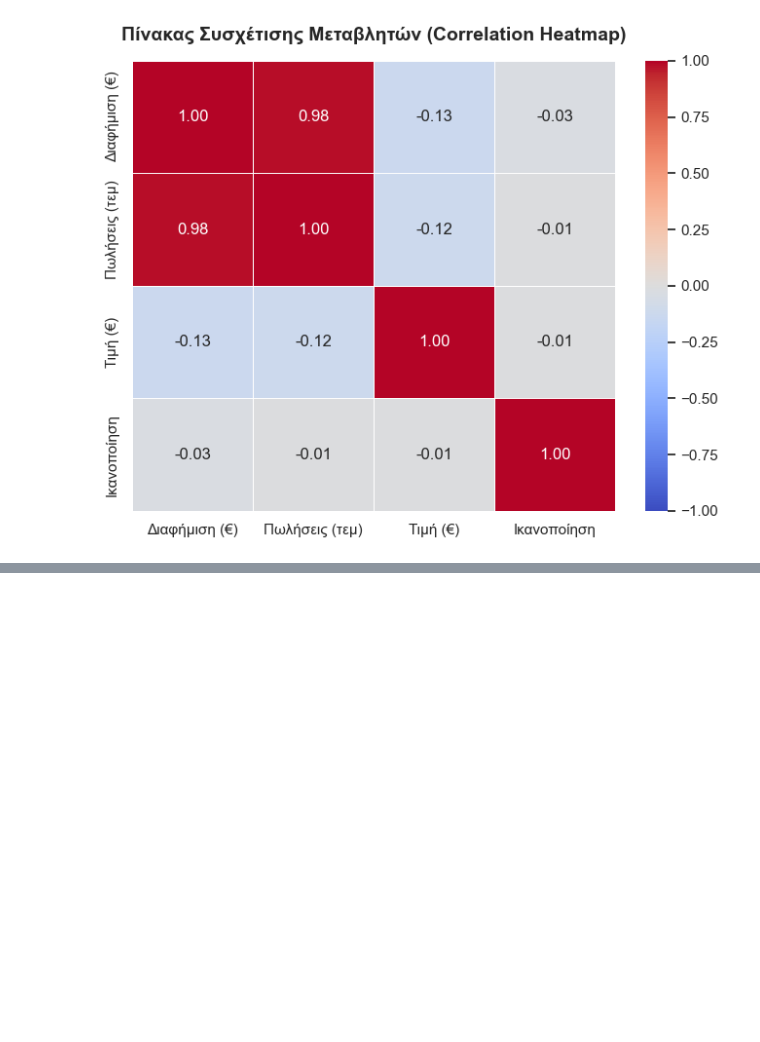
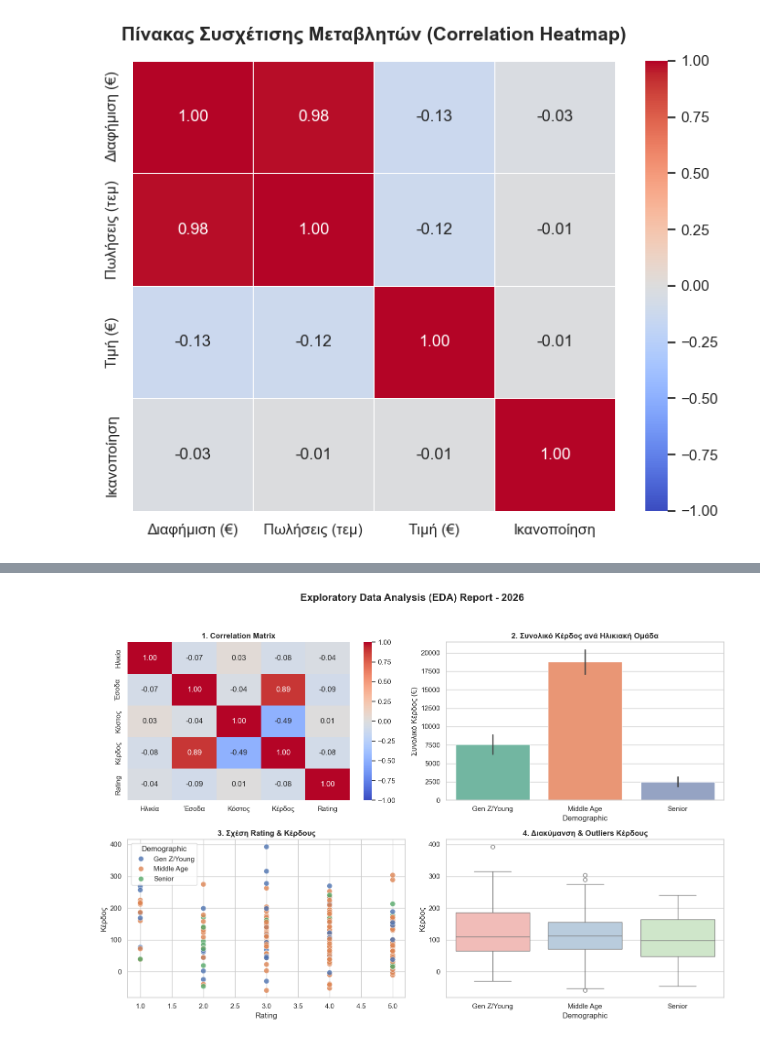
Before and after one commit to dimosm93/AI_Bootcamp, a Jupyter notebook: DataVisualizationProject.ipynb, the cells around one changed output, grey strips where cells are left out. Cells and saved outputs as stored; diff of their text form; code cells hidden in the pictures; blank space fills up the shorter version.

Commit message:
Complete Week 5 EDA Project: Imputation, feature engineering, correlation matrix, and summary report dashboard

```diff
--- a/DataVisualizationProject.ipynb
+++ b/DataVisualizationProject.ipynb
@@ -206,0 +323,17 @@ plt.show()
+# %%
+import pandas as pd
+import numpy as np
+import seaborn as sns
+import matplotlib.pyplot as plt
+
+# 1. ΔΗΜΙΟΥΡΓΙΑ REALISTIC DATASET (Με κενά & outliers)
+np.random.seed(100)
+n = 250
+
+df_project = pd.DataFrame({
+    "Ημερομηνία": pd.date_range(start="2026-01-01", periods=n, freq="D"),
+    "Ηλικία": np.random.choice([21, 35, 48, 65, np.nan], size=n, p=[0.25, 0.35, 0.2, 0.1, 0.1]),
+    "Έσοδα": np.random.normal(loc=250, scale=60, size=n).round(2),
+    "Κόστος": np.random.normal(loc=140, scale=30, size=n).round(2),
+    "Rating": np.random.choice([1, 2, 3, 4, 5, np.nan], size=n, p=[0.05, 0.1, 0.2, 0.4, 0.2, 0.05])
+})
@@ -206,0 +356,45 @@ plt.show()
+# %%
+# Γεμίζουμε την Ηλικία με τη Διάμεσο (Median)
+df_project["Ηλικία"] = df_project["Ηλικία"].fillna(df_project["Ηλικία"].median())
+# Γεμίζουμε το Rating με τη Διάμεσο
+df_project["Rating"] = df_project["Rating"].fillna(df_project["Rating"].median())
+
+# --- STEP 2: FEATURE ENGINEERING ---
+df_project["Κέρδος"] = df_project["Έσοδα"] - df_project["Κόστος"]
+df_project["Μήνας"] = df_project["Ημερομηνία"].dt.month_name()
+
+# Bins Ηλικίας
+bins = [0, 30, 50, 100]
+labels = ["Gen Z/Young", "Middle Age", "Senior"]
+df_project["Demographic"] = pd.cut(df_project["Ηλικία"], bins=bins, labels=labels)
+
+# --- STEP 3: VISUAL EDA DASHBOARD (2x2) ---
+sns.set_theme(style="whitegrid")
+fig, axes = plt.subplots(2, 2, figsize=(14, 10))
+fig.suptitle("Exploratory Data Analysis (EDA) Report - 2026", fontsize=16, fontweight='bold')
+
+# A. Correlation Heatmap (Πάνω Αριστερά)
+numeric_df = df_project[["Ηλικία", "Έσοδα", "Κόστος", "Κέρδος", "Rating"]]
+sns.heatmap(numeric_df.corr(), ax=axes[0, 0], annot=True, cmap="coolwarm", fmt=".2f", vmin=-1, vmax=1)
+axes[0, 0].set_title("1. Correlation Matrix", fontweight='bold')
+
+# B. Profit by Demographic (Πάνω Δεξιά)
+sns.barplot(ax=axes[0, 1], data=df_project, x="Demographic", y="Κέρδος", estimator=sum, palette="Set2", hue="Demographic", legend=False)
+axes[0, 1].set_title("2. Συνολικό Κέρδος ανά Ηλικιακή Ομάδα", fontweight='bold')
+axes[0, 1].set_ylabel("Συνολικό Κέρδος (€)")
+
+# C. Profit vs Rating Scatterplot (Κάτω Αριστερά)
+sns.scatterplot(ax=axes[1, 0], data=df_project, x="Rating", y="Κέρδος", hue="Demographic", alpha=0.8, s=70)
+axes[1, 0].set_title("3. Σχέση Rating & Κέρδους", fontweight='bold')
+
+# D. Profit Distribution (Κάτω Δεξιά)
+sns.boxplot(ax=axes[1, 1], data=df_project, x="Demographic", y="Κέρδος", palette="Pastel1", hue="Demographic", legend=False)
+axes[1, 1].set_title("4. Διακύμανση & Outliers Κέρδους", fontweight='bold')
+
+plt.tight_layout(rect=[0, 0.03, 1, 0.95])
+
+# Αποθήκευση
+plt.savefig("eda_summary_report_2026.png", dpi=300)
+plt.show()
+# %% [output]
+[figure, added]
```
Also changed, not shown: parts of 4 cells of this notebook, 2 other files.
